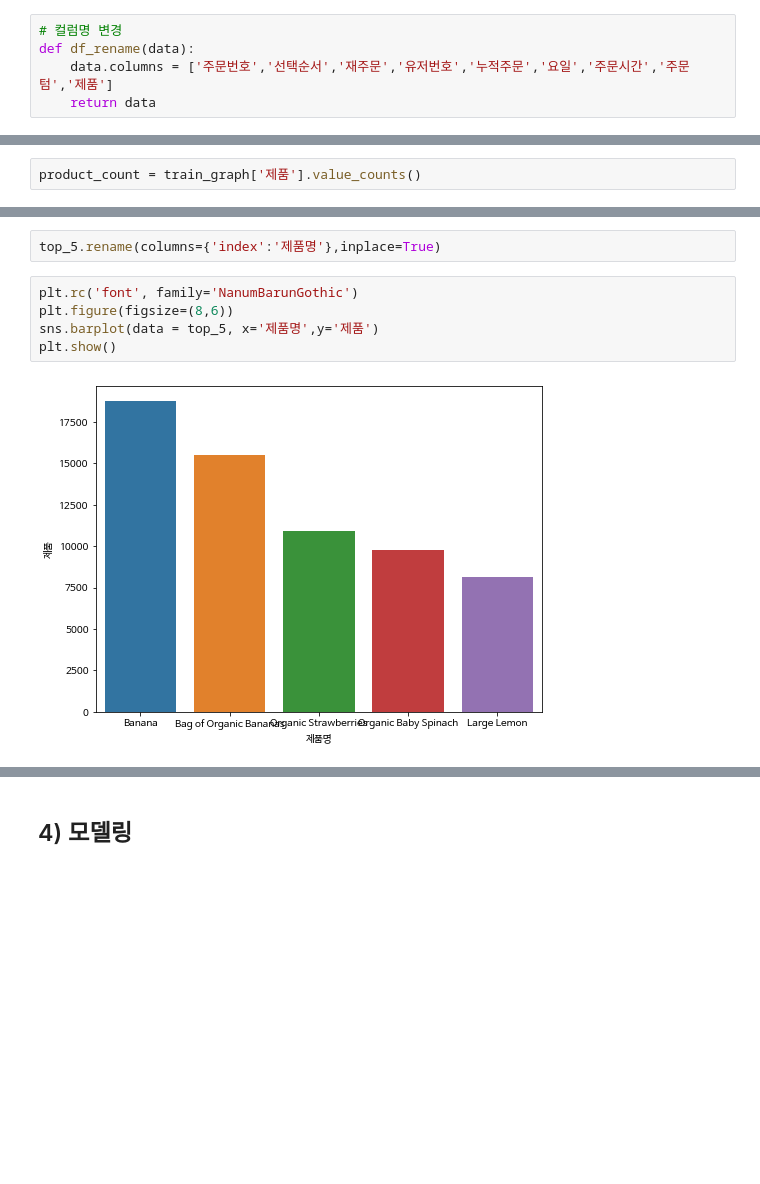
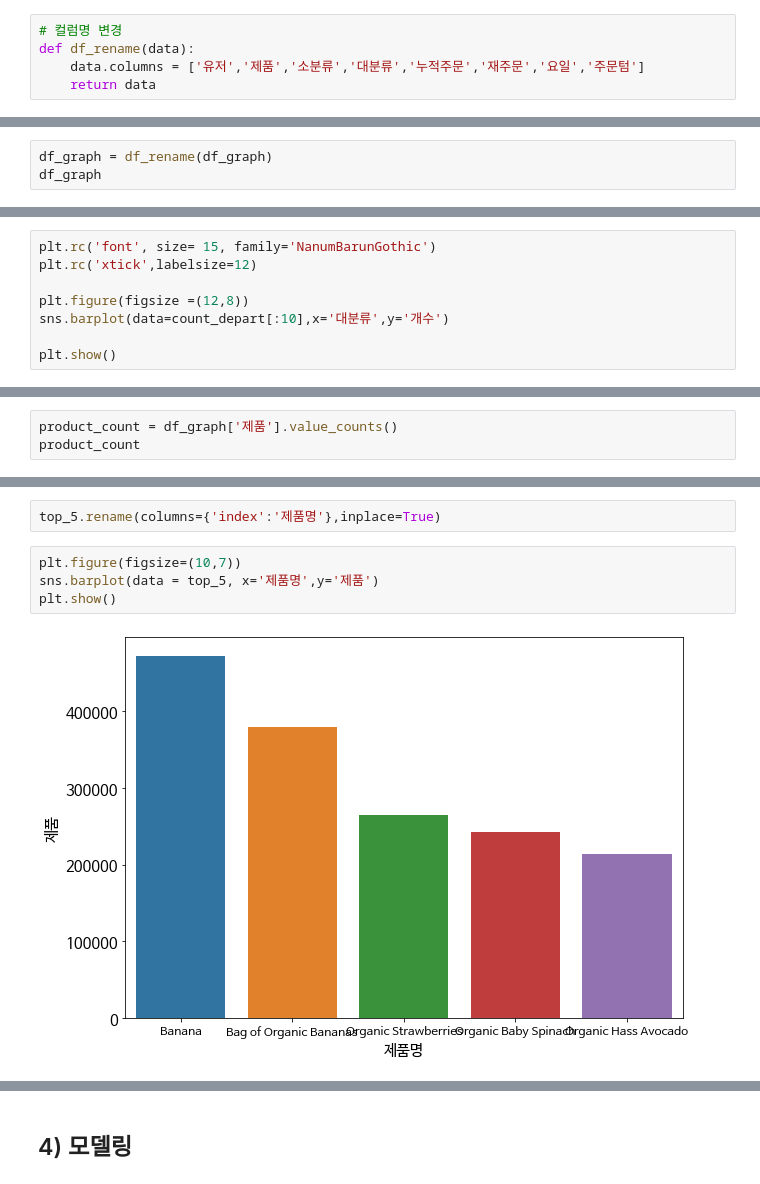
Before and after one commit to ev1025/Instacart, a Jupyter notebook: Code_project1.ipynb, the cells around one changed output, grey strips where cells are left out. Cells and saved outputs as stored; diff of their text form; blank space fills up the shorter version.

```diff
--- a/Code_project1.ipynb
+++ b/Code_project1.ipynb
@@ -115,5 +130,5 @@ train_graph = df_train.drop(['product_id','aisle_id','department_id','eval_set']
 # %%
 # 컬럼명 변경
 def df_rename(data):
-    data.columns = ['주문번호','선택순서','재주문','유저번호','누적주문','요일','주문시간','주문텀','제품']
+    data.columns = ['유저','제품','소분류','대분류','누적주문','재주문','요일','주문텀']
     return data
@@ -122,0 +135,3 @@ train_graph = df_rename(train_graph)
+# %%
+df_graph = df_rename(df_graph)
+df_graph
@@ -126,0 +197,8 @@ train_graph = df_rename(train_graph)
+# %%
+plt.rc('font', size= 15, family='NanumBarunGothic')
+plt.rc('xtick',labelsize=12)
+
+plt.figure(figsize =(12,8))
+sns.barplot(data=count_depart[:10],x='대분류',y='개수')
+
+plt.show()
@@ -127,2 +243,3 @@ train_graph = df_rename(train_graph)
 # %%
-product_count = train_graph['제품'].value_counts()
+product_count = df_graph['제품'].value_counts()
+product_count
@@ -131,9 +261,8 @@ top_5 = product_count[:5].to_frame().reset_index()
 # %%
 top_5.rename(columns={'index':'제품명'},inplace=True)
 # %%
-plt.rc('font', family='NanumBarunGothic')
-plt.figure(figsize=(8,6))
+plt.figure(figsize=(10,7))
 sns.barplot(data = top_5, x='제품명',y='제품')
 plt.show()
 # %% [output]
-[figure, old version]
+[figure, new version]
```
Also changed, not shown: parts of 34 cells of this notebook.
